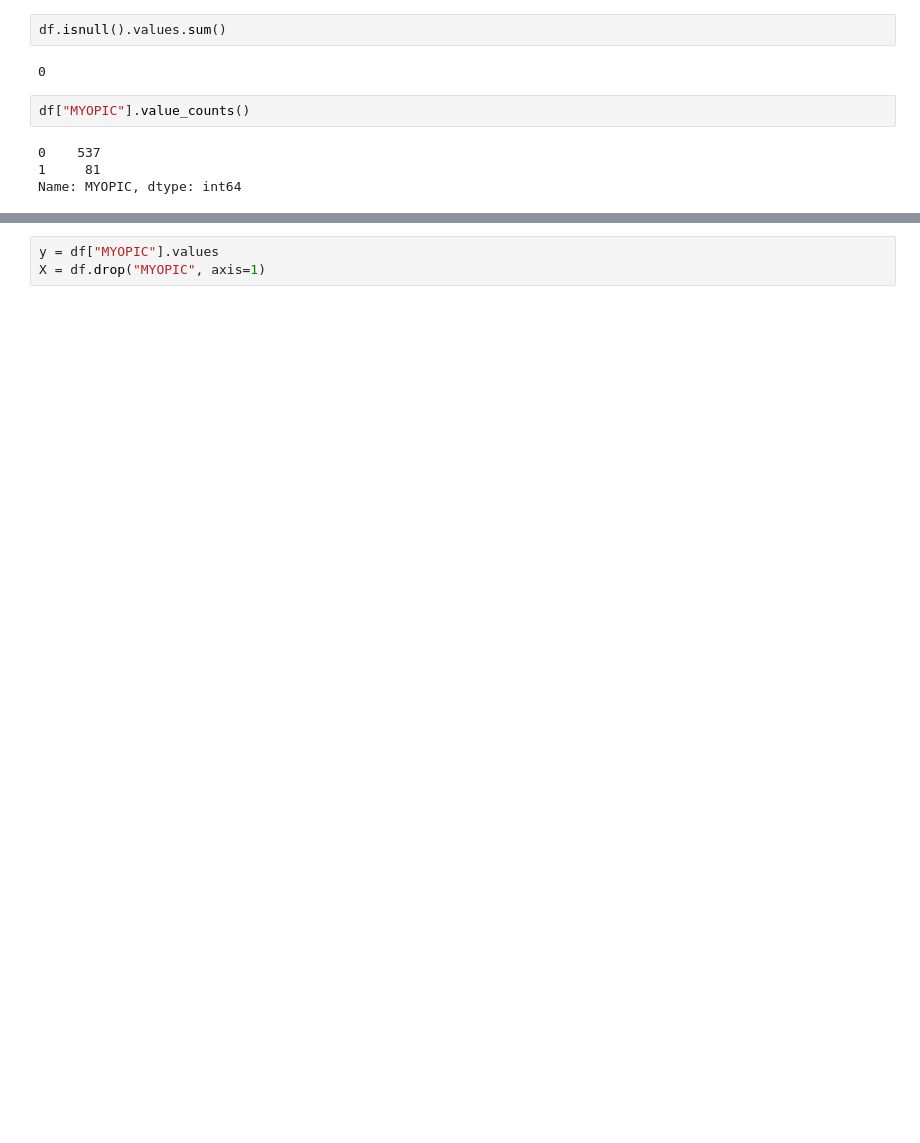
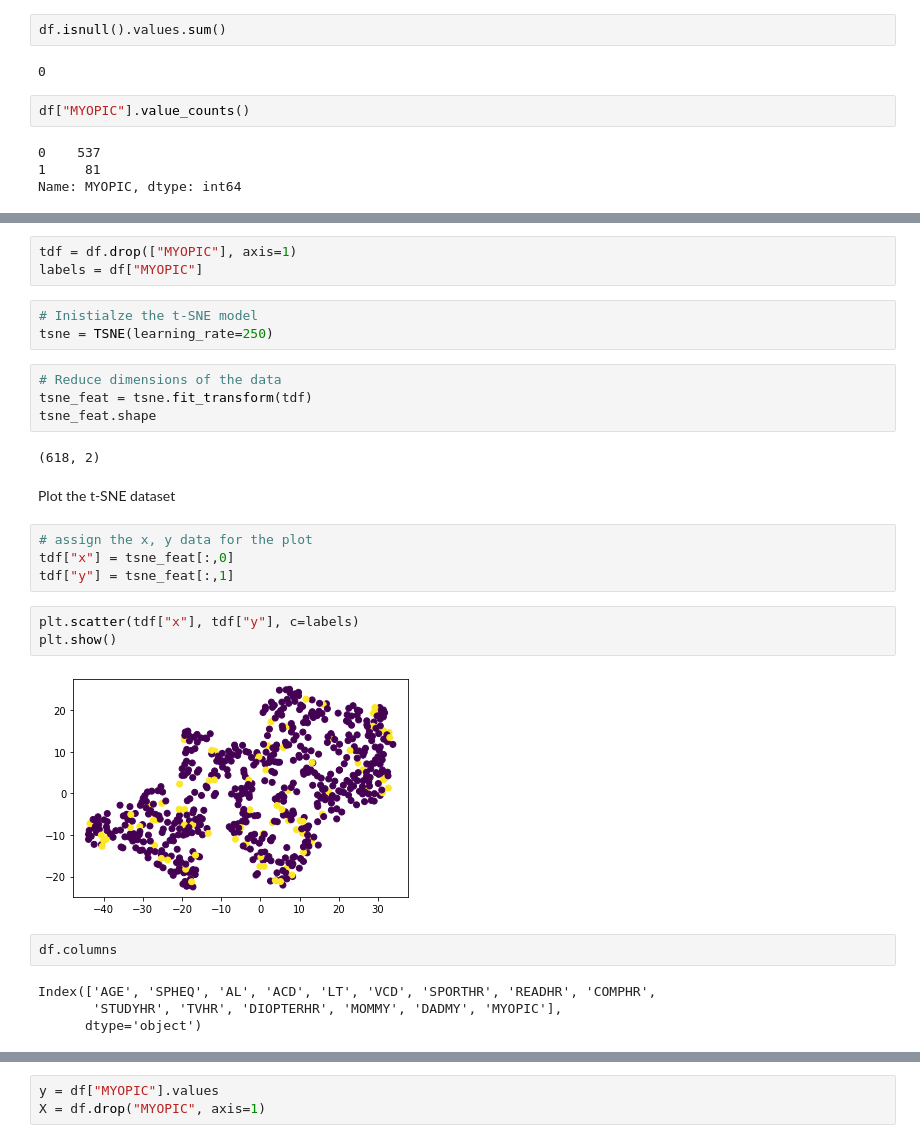
Before and after one commit to JohnTorgerson/myopia, a Jupyter notebook: Myopia Evaluator.ipynb, the cells around one changed output, grey strips where cells are left out. Drawn from its saved outputs; the diff is of its cells as text; blank space fills up the shorter version.

```diff
--- a/Myopia Evaluator.ipynb
+++ b/Myopia Evaluator.ipynb
@@ -41,0 +88,29 @@ Name: MYOPIC, dtype: int64
+# %%
+tdf = df.drop(["MYOPIC"], axis=1)
+labels = df["MYOPIC"]
+# %%
+# Inistialze the t-SNE model
+tsne = TSNE(learning_rate=250)
+# %%
+# Reduce dimensions of the data
+tsne_feat = tsne.fit_transform(tdf)
+tsne_feat.shape
+# %% [output]
+(618, 2)
+# %% [markdown]
+Plot the t-SNE dataset
+# %%
+# assign the x, y data for the plot
+tdf["x"] = tsne_feat[:,0]
+tdf["y"] = tsne_feat[:,1]
+# %%
+plt.scatter(tdf["x"], tdf["y"], c=labels)
+plt.show()
+# %% [output]
+[figure, added]
+# %%
+df.columns
+# %% [output]
+Index(['AGE', 'SPHEQ', 'AL', 'ACD', 'LT', 'VCD', 'SPORTHR', 'READHR', 'COMPHR',
+       'STUDYHR', 'TVHR', 'DIOPTERHR', 'MOMMY', 'DADMY', 'MYOPIC'],
+      dtype='object')
```
Also changed, not shown: parts of 59 cells of this notebook, 4 other files.
